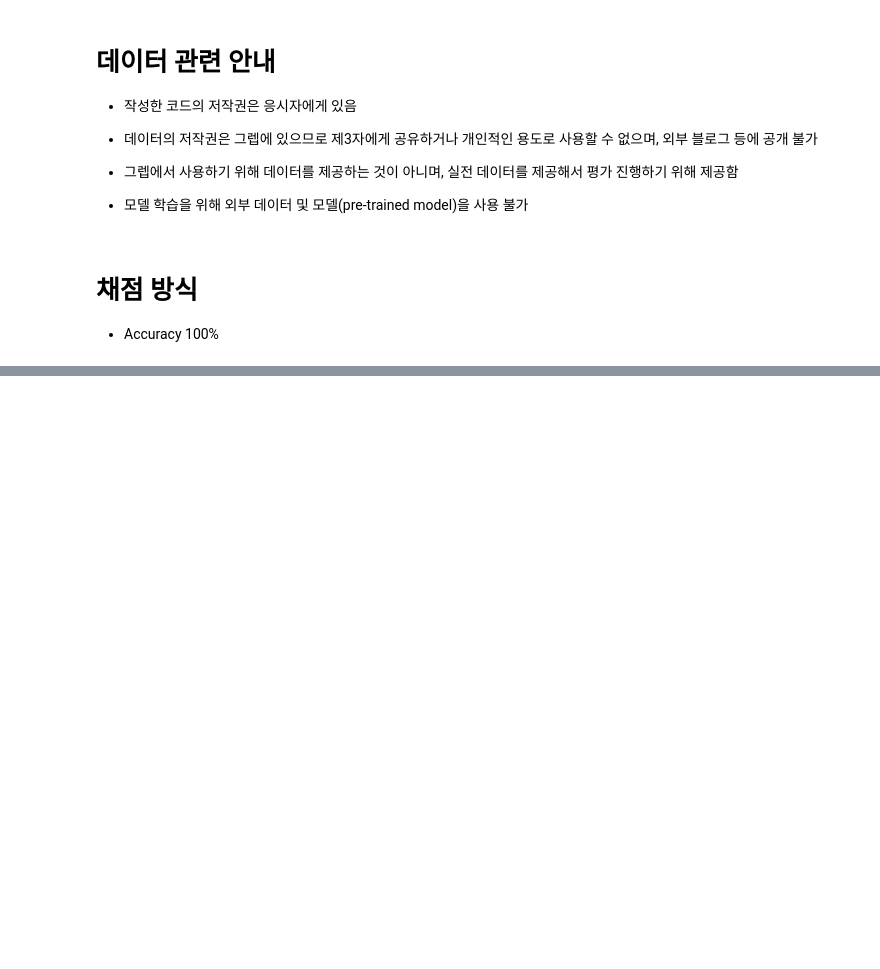
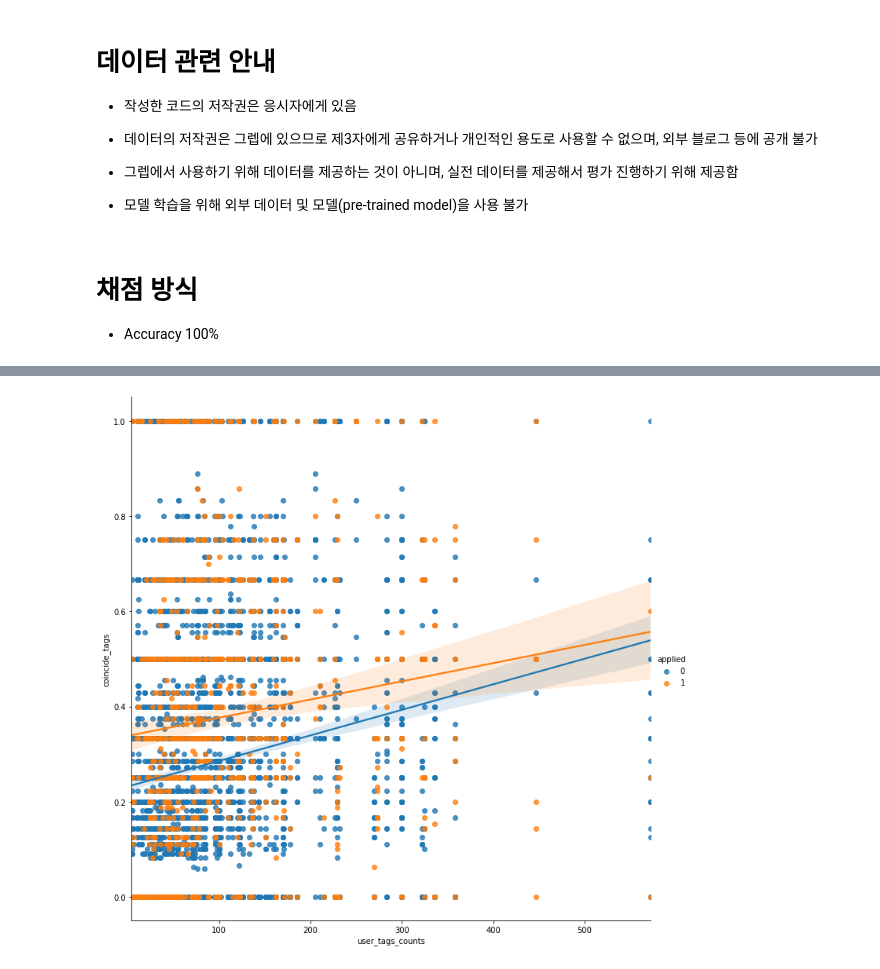
Before and after one commit to RyanKor/dev-match-recommendation, a Jupyter notebook: recommendation_system.ipynb, the cells around one changed output, grey strips where cells are left out. Drawn from its saved outputs; the diff is of its cells as text; code cells hidden in the pictures; blank space fills up the shorter version.

```diff
--- a/recommendation_system.ipynb
+++ b/recommendation_system.ipynb
@@ -117,0 +333,6 @@
+# %%
+# user 계정에서 설정되어 있는 각 태그들의 갯수 세기
+train_all['user_tags_counts'] = 0
+
+for i in range(len(train_all)):
+    train_all['user_tags_counts'].iloc[i] =len(user_tags[user_tags['userID'] == train_all['userID'].iloc[i]])
@@ -117,0 +344,5 @@
+# %%
+train_all['job_tags_counts'] = 0
+
+for i in range(len(train_all)):
+    train_all['job_tags_counts'].iloc[i] =len(job_tags[job_tags['jobID'] == train_all['jobID'].iloc[i]])
@@ -117,0 +375,14 @@
+# %%
+def calculate_tags_ratio(userID, jobID):
+    user_tag_list = []
+    job_tag_list = []
+    val = []
+    user_tag_list = user_tags[user_tags['userID'] == userID ]['tagID'].tolist()
+    job_tag_list = job_tags[job_tags['jobID'] == jobID ]['tagID'].tolist()
+
+
+    for i in job_tag_list:
+        if i in user_tag_list:
+            val.append(1)
+
+    return len(val)/len(job_tag_list)
@@ -117,0 +393,6 @@
+# %%
+train_all['coincide_tags'] = 0
+train_all
+
+for i in range(len(train_all)):
+    train_all['coincide_tags'].iloc[i] = calculate_tags_ratio(train_all['userID'].iloc[i], train_all['jobID'].iloc[i])
@@ -117,0 +420,5 @@
+# %%
+sns.lmplot(x="user_tags_counts", y="coincide_tags", hue="applied", height=10, data=train_all)
+plt.show()
+# %% [output]
+[figure, added]
```
Also changed, not shown: parts of 35 cells of this notebook.
